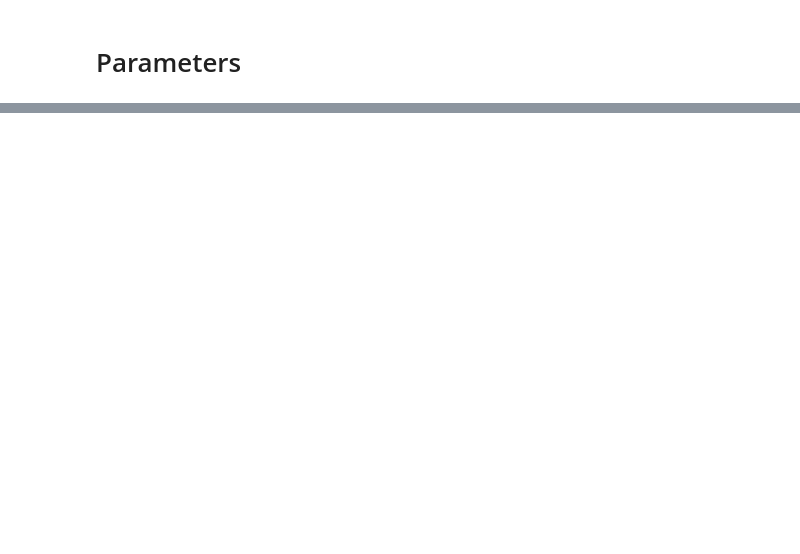
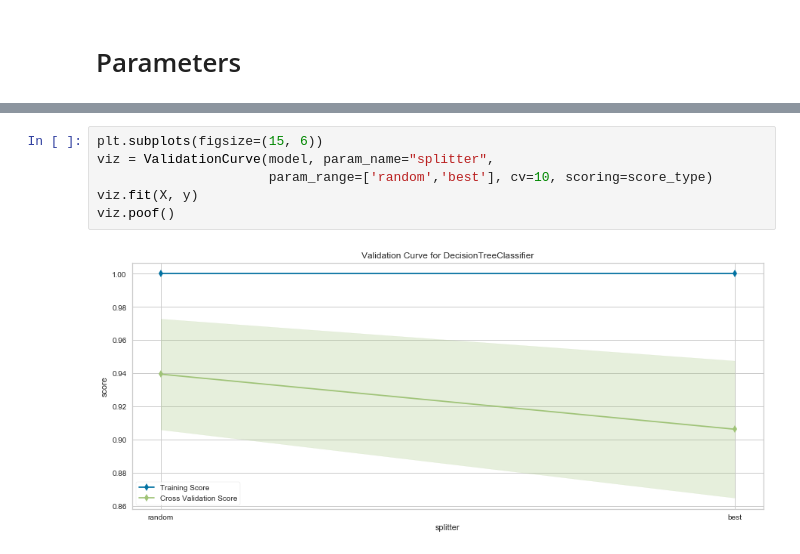
Before and after one commit to csmangum/portfolio, a Jupyter notebook: Machine Learning/Decision_Trees_Classification.ipynb, the cells around one changed output, grey strips where cells are left out. Cells and saved outputs as stored; diff of their text form; blank space fills up the shorter version.

```diff
--- a/Machine Learning/Decision_Trees_Classification.ipynb
+++ b/Machine Learning/Decision_Trees_Classification.ipynb
@@ -478,0 +115,8 @@ sns.heatmap(df_comp,cmap='coolwarm',)
+# %%
+plt.subplots(figsize=(15, 6))
+viz = ValidationCurve(model, param_name="splitter",
+                      param_range=['random','best'], cv=10, scoring=score_type)
+viz.fit(X, y)
+viz.poof()
+# %% [output]
+[figure, added]
```
Also changed, not shown: parts of 82 cells of this notebook.
